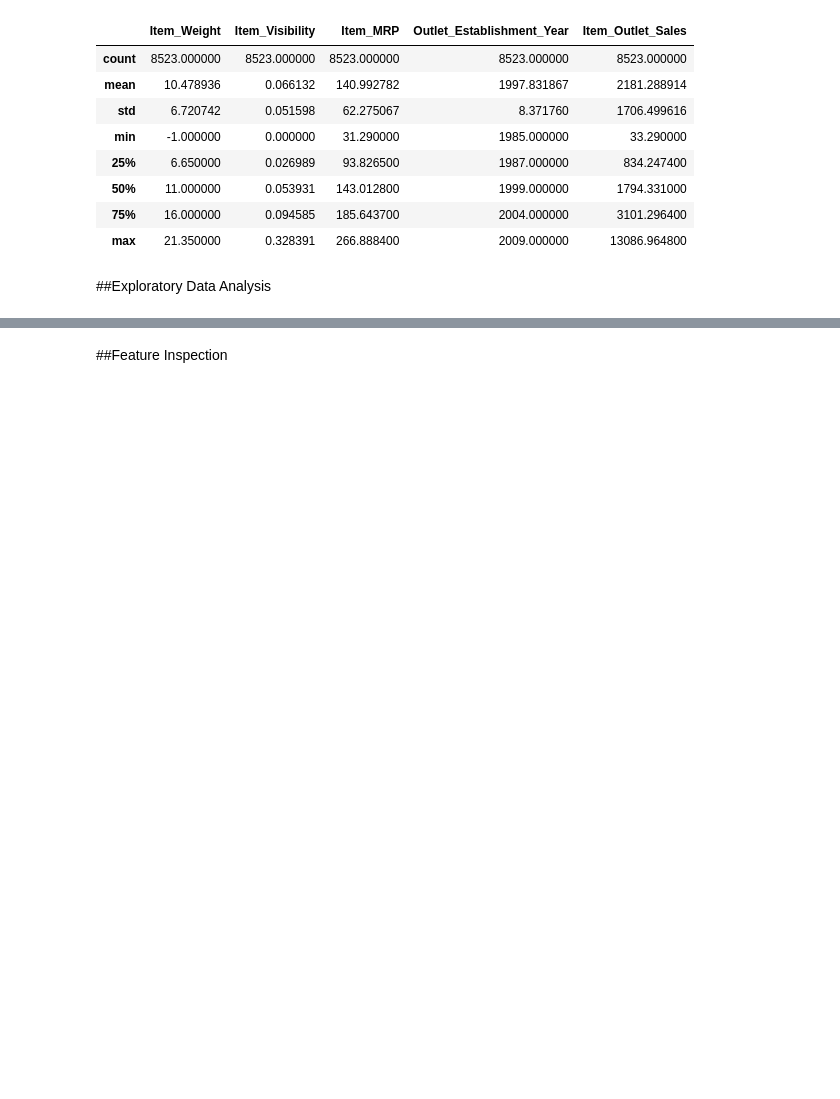
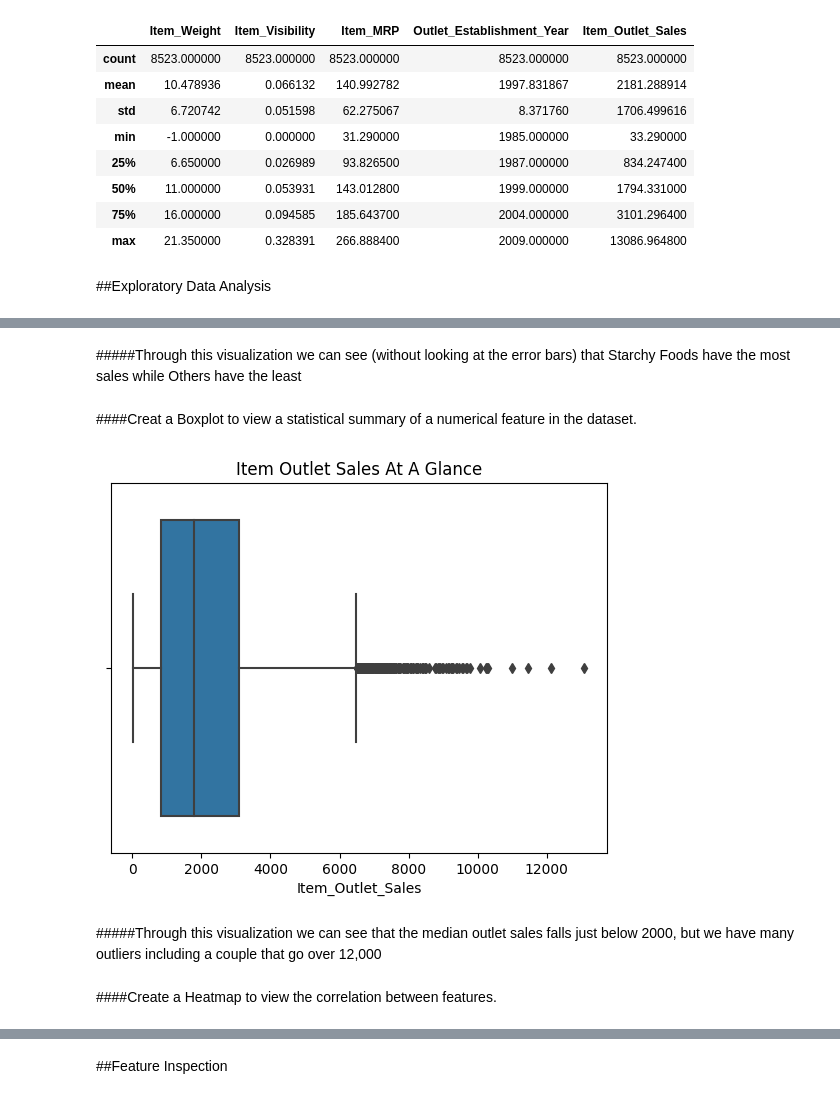
Before and after one commit to SpreeC/Prediction-of-Product-Sales, a Jupyter notebook: Prediction_of_Product_Sales.ipynb, the cells around one changed output, grey strips where cells are left out. Saved outputs shown, nothing was run; the diff lists cells and outputs as text; code cells hidden in the pictures; blank space fills up the shorter version.

```diff
--- a/Prediction_of_Product_Sales.ipynb
+++ b/Prediction_of_Product_Sales.ipynb
@@ -256,0 +297,15 @@ df[num_cols].describe()
+# %% [markdown]
+#####Through this visualization we can see (without looking at the error bars) that Starchy Foods have the most sales while Others have the least
+# %% [markdown]
+####Creat a Boxplot to view a statistical summary of a numerical feature in the dataset.
+# %%
+#create a boxplot with x='Item_Outlet_Sales'
+ax=sns.boxplot(data=df, x='Item_Outlet_Sales')
+#set title
+ax.set_title('Item Outlet Sales At A Glance');
+# %% [output]
+[figure, added]
+# %% [markdown]
+#####Through this visualization we can see that the median outlet sales falls just below 2000, but we have many outliers including a couple that go over 12,000
+# %% [markdown]
+####Create a Heatmap to view the correlation between features.
```
Also changed, not shown: parts of 16 cells of this notebook.
